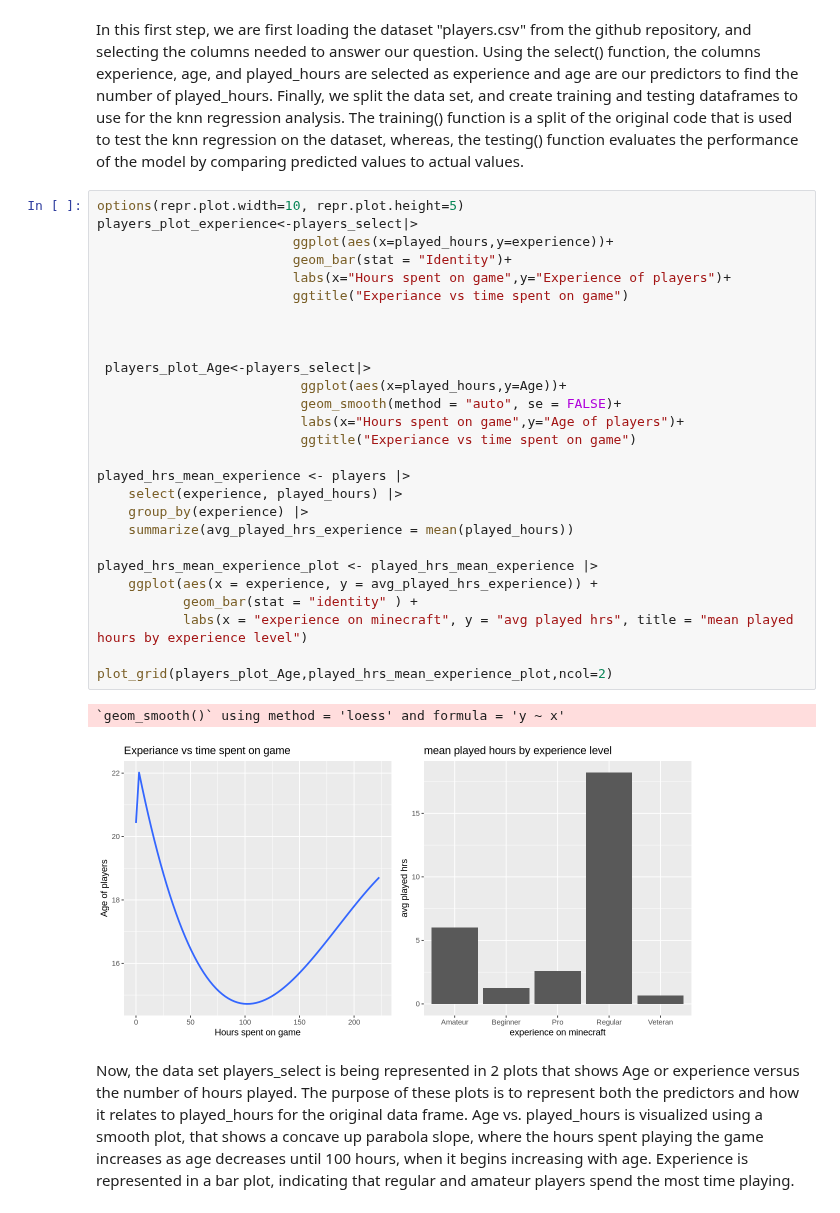
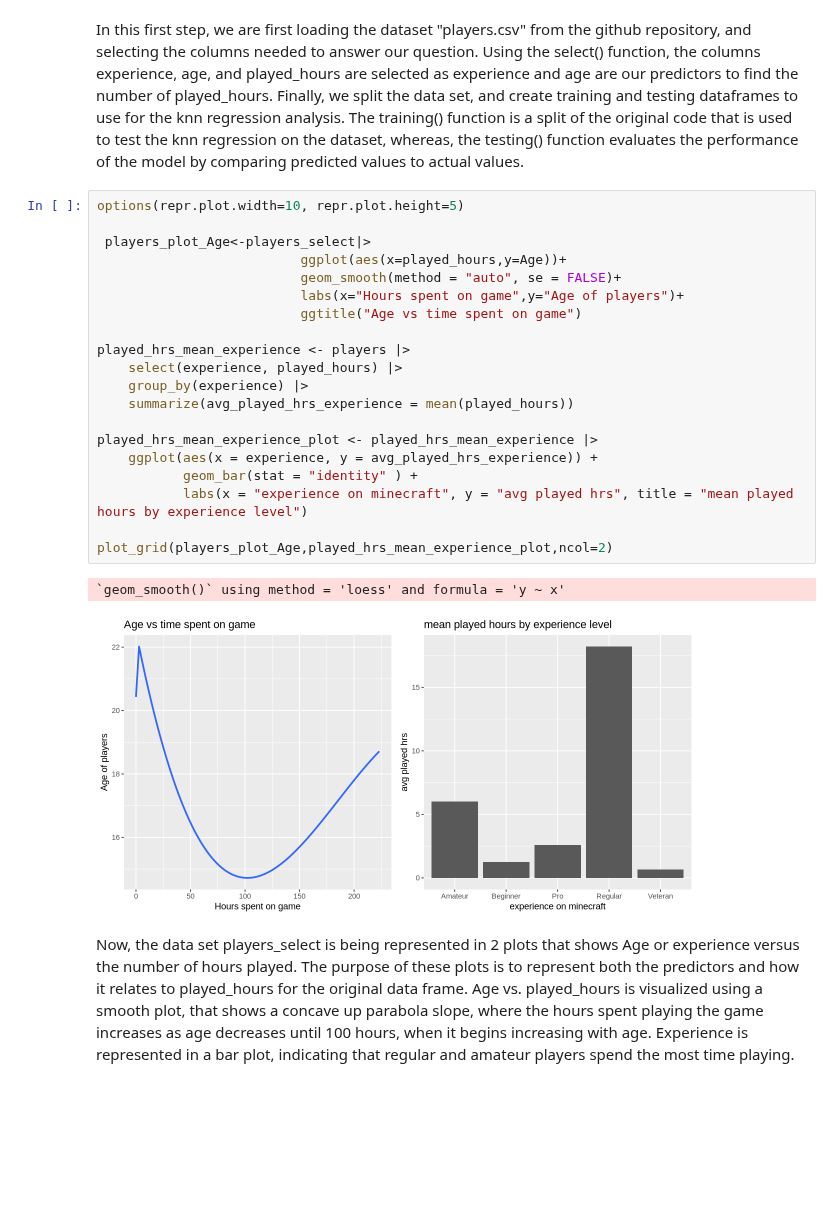
Before and after one commit to AnaSri-DSCI/dsci-100-2025-group-005-18, a Jupyter notebook: DSCI_Final_Project.ipynb, the cells around one changed output. Saved outputs shown, nothing was run; the diff lists cells and outputs as text; blank space fills up the shorter version.

Commit message:
delete unnecessary code and plot

```diff
--- a/DSCI_Final_Project.ipynb
+++ b/DSCI_Final_Project.ipynb
@@ -102,34 +102,27 @@ A tibble: 49 × 3
 In this first step, we are first loading the dataset "players.csv" from the github repository, and selecting the columns needed to answer our question. Using the select() function, the columns experience, age, and played_hours are selected as experience and age are our predictors to find the number of played_hours. Finally, we split the data set, and create training and testing dataframes to use for the knn regression analysis. The training() function is a split of the original code that is used to test the knn regression on the dataset, whereas, the testing() function evaluates the performance of the model by comparing predicted values to actual values.
 # %%
 options(repr.plot.width=10, repr.plot.height=5)
-players_plot_experience<-players_select|>
-                         ggplot(aes(x=played_hours,y=experience))+
-                         geom_bar(stat = "Identity")+
-                         labs(x="Hours spent on game",y="Experience of players")+
-                         ggtitle("Experiance vs time spent on game")
-
-
 
  players_plot_Age<-players_select|>
                           ggplot(aes(x=played_hours,y=Age))+
                           geom_smooth(method = "auto", se = FALSE)+
                           labs(x="Hours spent on game",y="Age of players")+
-                          ggtitle("Experiance vs time spent on game")
+                          ggtitle("Age vs time spent on game")
 
 played_hrs_mean_experience <- players |>
     select(experience, played_hours) |>
     group_by(experience) |>
     summarize(avg_played_hrs_experience = mean(played_hours))
 
 played_hrs_mean_experience_plot <- played_hrs_mean_experience |>
     ggplot(aes(x = experience, y = avg_played_hrs_experience)) +
            geom_bar(stat = "identity" ) +
            labs(x = "experience on minecraft", y = "avg played hrs", title = "mean played hours by experience level")
 
 plot_grid(players_plot_Age,played_hrs_mean_experience_plot,ncol=2)
 # %% [output]
 `geom_smooth()` using method = 'loess' and formula = 'y ~ x'
-[figure, old version]
+[figure, new version]
 # %% [markdown]
 Now, the data set players_select is being represented in 2 plots that shows Age or experience versus the number of hours played. The purpose of these plots is to represent both the predictors and how it relates to played_hours for the original data frame. Age vs. played_hours is visualized using a smooth plot, that shows a concave up parabola slope, where the hours spent playing the game increases as age decreases until 100 hours, when it begins increasing with age. Experience is represented in a bar plot, indicating that regular and amateur players spend the most time playing.
 # %%
```
